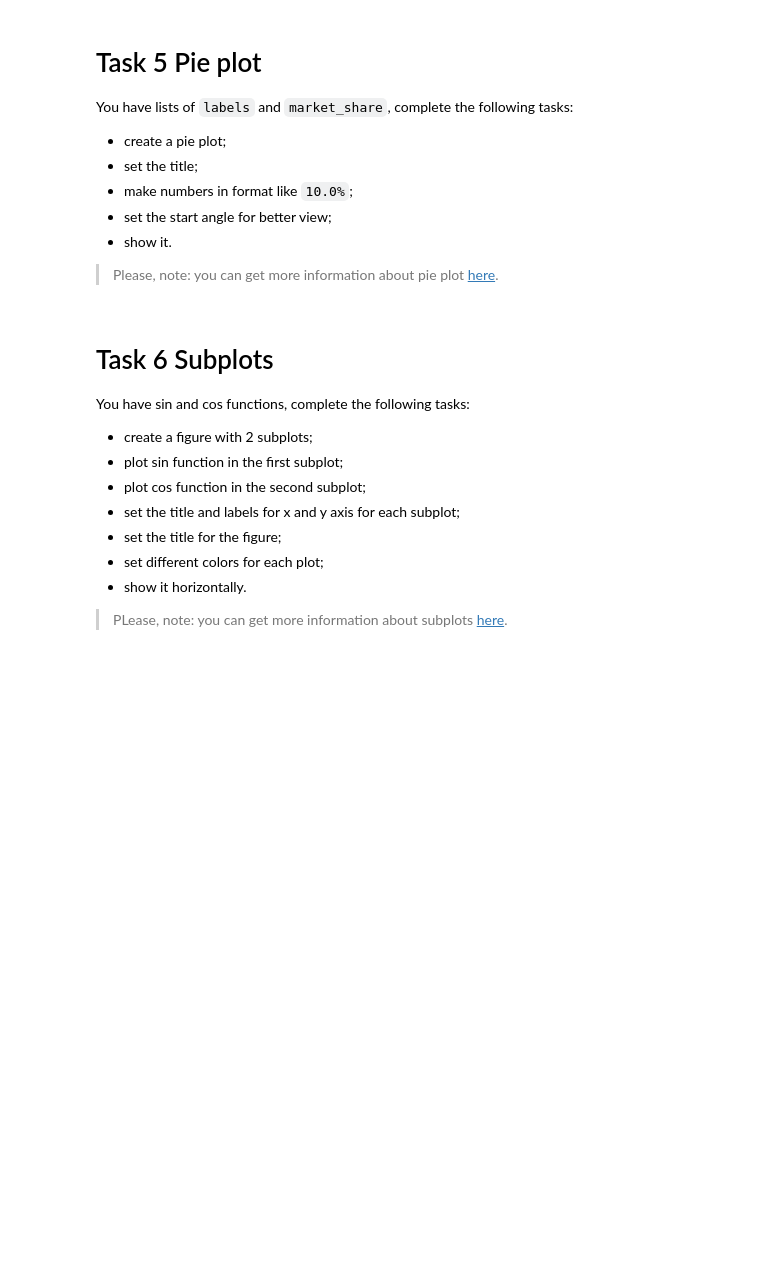
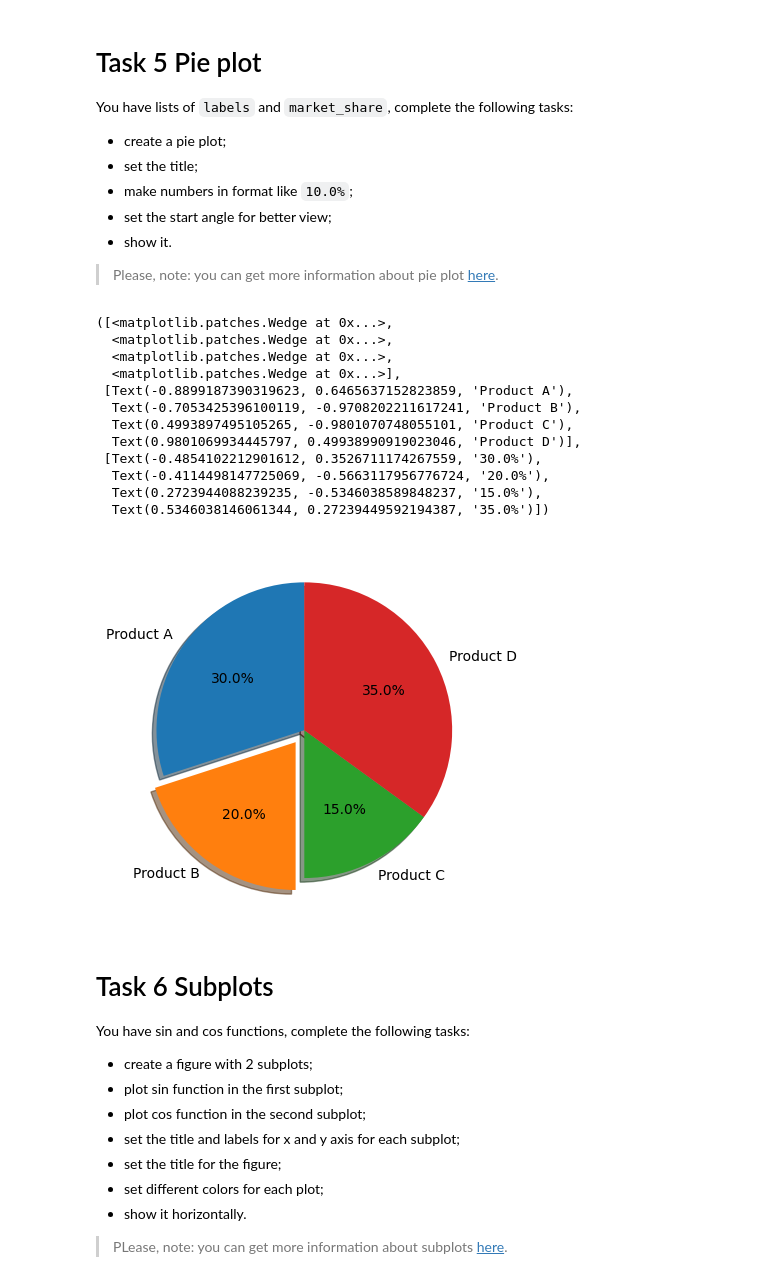
Before and after one commit to mate-academy/py-matplotlib, a Jupyter notebook: app/matplotlib.ipynb, the cells around one changed output. Cells and saved outputs as stored; diff of their text form; code cells hidden in the pictures; blank space fills up the shorter version.

```diff
--- a/app/matplotlib.ipynb
+++ b/app/matplotlib.ipynb
@@ -100,8 +129,23 @@ You have lists of `labels` and `market_share`, complete the following tasks:
 # %%
 labels = ["Product A", "Product B", "Product C", "Product D"]
 market_share = [30, 20, 15, 35]
 
-# write your code here
+fig, ax = plt.subplots()
+ax.pie(market_share, labels=labels, autopct="%1.1f%%", shadow=True, startangle=90, explode=(0, 0.1, 0, 0))
+# %% [output]
+([<matplotlib.patches.Wedge at 0x...>,
+  <matplotlib.patches.Wedge at 0x...>,
+  <matplotlib.patches.Wedge at 0x...>,
+  <matplotlib.patches.Wedge at 0x...>],
+ [Text(-0.8899187390319623, 0.6465637152823859, 'Product A'),
+  Text(-0.7053425396100119, -0.9708202211617241, 'Product B'),
+  Text(0.4993897495105265, -0.9801070748055101, 'Product C'),
+  Text(0.9801069934445797, 0.49938990919023046, 'Product D')],
+ [Text(-0.4854102212901612, 0.3526711174267559, '30.0%'),
+  Text(-0.4114498147725069, -0.5663117956776724, '20.0%'),
+  Text(0.2723944088239235, -0.5346038589848237, '15.0%'),
+  Text(0.5346038146061344, 0.27239449592194387, '35.0%')])
+[figure, added]
 # %% [markdown]
 # Task 6 Subplots
 
```
Also changed, not shown: parts of 8 cells of this notebook.
